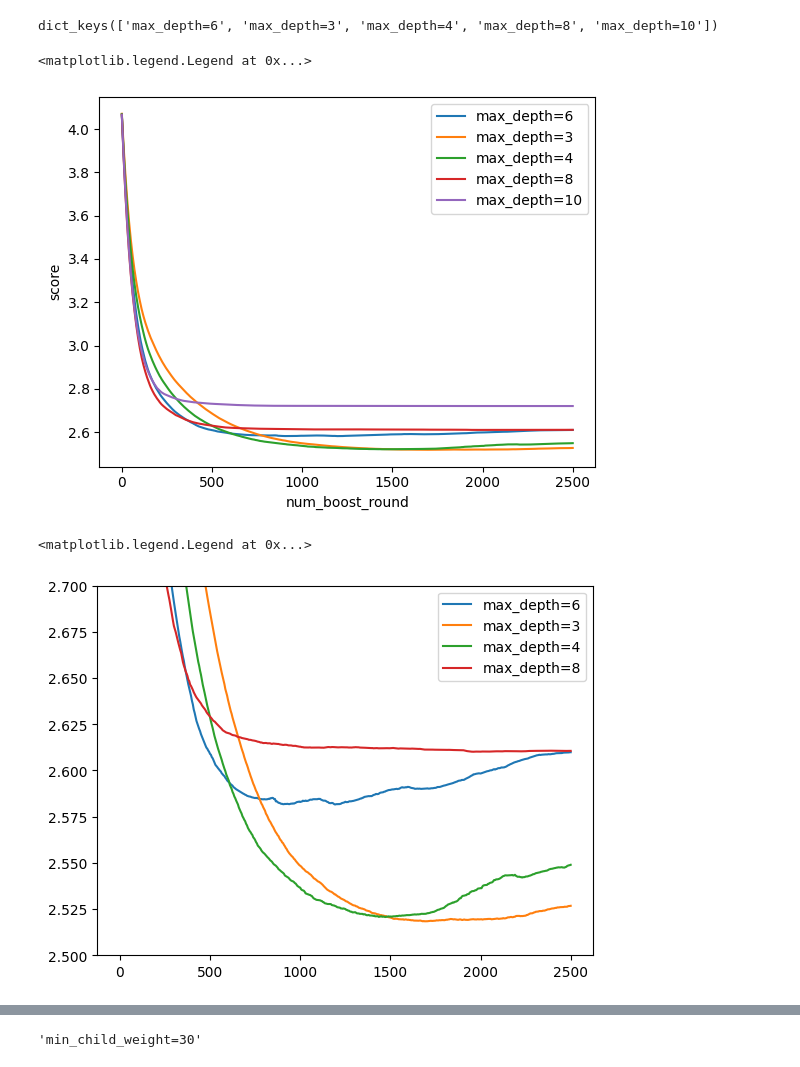
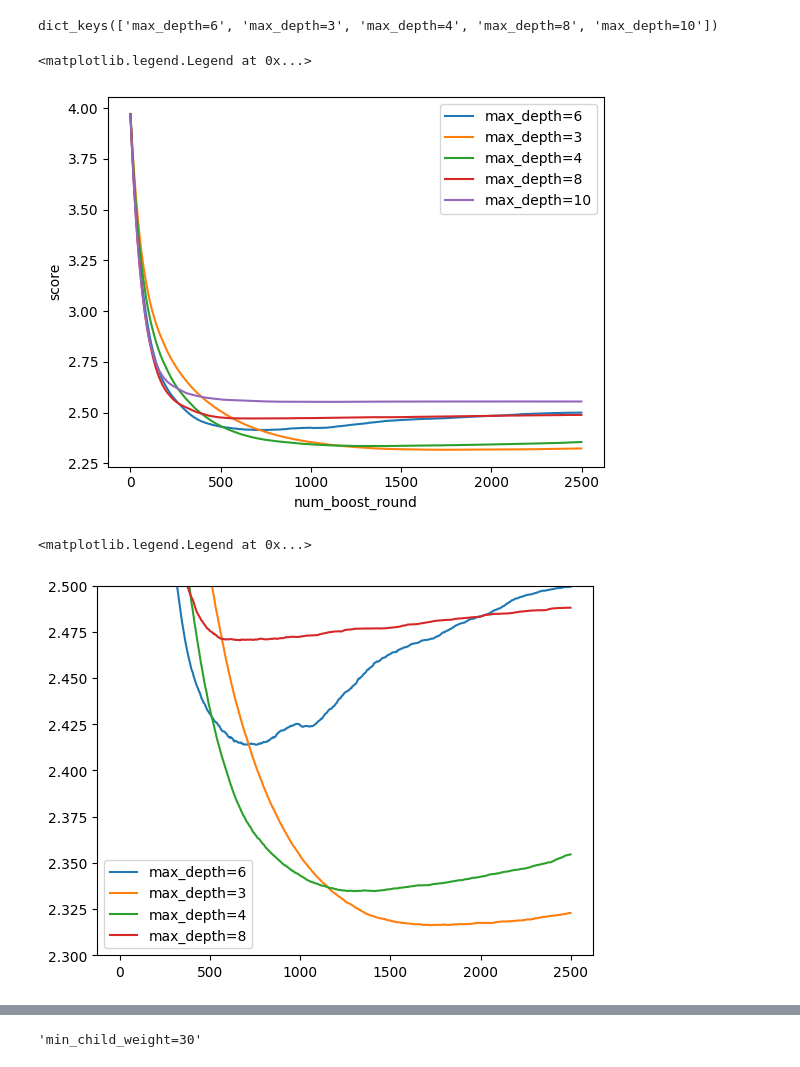
Before and after one commit to alexispdDev/student-performance-prediction, a Jupyter notebook: src/student_performance_prediction/main.ipynb, the cells around one changed output, grey strips where cells are left out. Cells and saved outputs as stored; diff of their text form; code cells hidden in the pictures.

Commit message:
Change random_state to 42 Add some code to visualize better the effects of some parameters when tunning

```diff
--- a/src/student_performance_prediction/main.ipynb
+++ b/src/student_performance_prediction/main.ipynb
@@ -610,0 +612,8 @@ eta = 0.01
+# %%
+df_scores = pd.DataFrame()
+for key in scores.keys():
+    df_tmp = scores[key]
+    df_tmp['eta'] = key.split('=')[1]
+    df_scores = pd.concat([df_scores, df_tmp])
+
+df_scores.sort_values(by='val_score').head(10)
@@ -651,15 +675,15 @@ plt.ylabel('score')
 plt.legend()
 # %% [output]
 <matplotlib.legend.Legend at 0x...>
-[figure, old version]
+[figure, new version]
 # %%
-# Remove max_depth=10 and zoom the graph between scores of 2.5-2.7 for a better visualization.
+# Remove max_depth=10 and zoom the graph between scores of 2.3-2.5 for a better visualization.
 max_depths = [x for x in scores.keys() if x not in ['max_depth=10']]
 for max_depth in max_depths:
     df_scores = scores[max_depth]
     plt.plot(df_scores['num_iter'], df_scores['val_score'], label=max_depth)
-plt.ylim(2.5, 2.7)
+plt.ylim(2.3, 2.5)
 plt.legend()
 # %% [output]
 <matplotlib.legend.Legend at 0x...>
-[figure, old version]
+[figure, new version]
```
Also changed, not shown: parts of 57 cells of this notebook.
